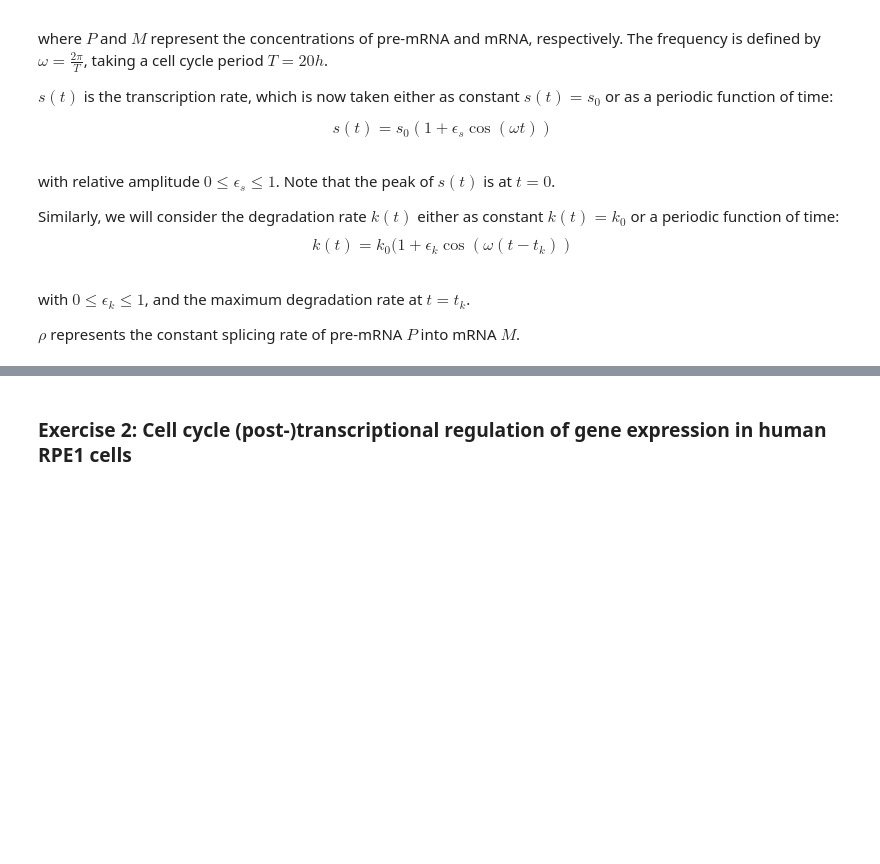
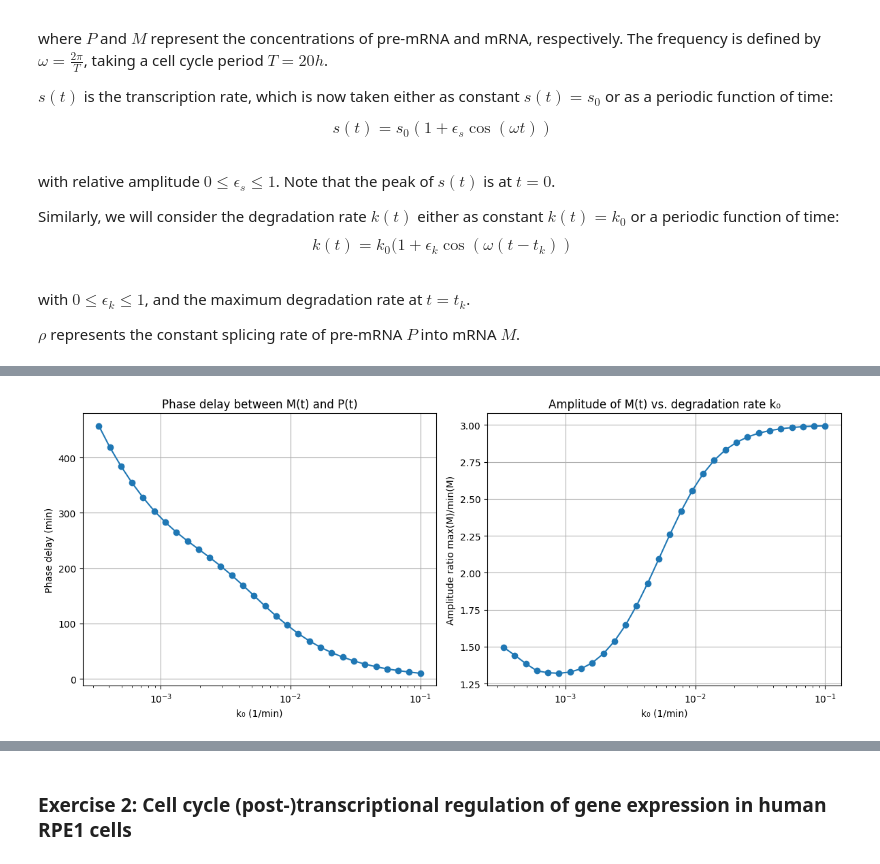
Before and after one commit to NicolasDugave/G2F-ex3, a Jupyter notebook: Exercise_Week10_11_B_Exercises.ipynb, the cells around one changed output, grey strips where cells are left out. Drawn from its saved outputs; the diff is of its cells as text; code cells hidden in the pictures; blank space fills up the shorter version.

```diff
--- a/Exercise_Week10_11_B_Exercises.ipynb
+++ b/Exercise_Week10_11_B_Exercises.ipynb
@@ -71,0 +153,72 @@ $\rho$ represents the constant splicing rate of pre-mRNA $P$ into mRNA $M$.
+# %%
+def get_peak_time(signal, time):
+    """Returns the time of the maximum in the last cycle."""
+    # take only the last full cycle
+    segment = signal[len(signal)//2:]
+    t_segment = time[len(time)//2:]
+    idx = np.argmax(segment)
+    return t_segment[idx]
+
+def amplitude_ratio(signal):
+    """Computes max/min amplitude ratio."""
+    n = len(signal)
+    start = int(n * 0.5)   # ignore initial transient
+
+    osc_region = signal[start:]
+
+    max_val = np.max(osc_region)
+    min_val = np.min(osc_region)
+
+    return max_val / min_val
+# %%
+k0_values = np.logspace(np.log10(1/10), np.log10(1/3000), 30)
+
+
+phase_delays = []
+amplitudes = []
+
+
+# ----------- Loop over different k0 --------------
+
+for k0 in k0_values:
+
+    sol = odeint(production_decay_ode,initial_conditions,time,args=(0.4,1200,5,0.5,k0,0,0))
+
+    P = sol[:,0]
+    M = sol[:,1]
+
+    # peak times
+    tP = get_peak_time(P, time)
+    tM = get_peak_time(M, time)
+
+    # phase delay
+    phase_delays.append(tM - tP)
+
+    # amplitude ratio of M
+    amplitudes.append(amplitude_ratio(M))
+
+
+plt.figure(figsize=(12,5))
+
+# Phase delay plot
+plt.subplot(1,2,1)
+plt.plot(k0_values, phase_delays, 'o-')
+plt.xscale('log')
+plt.xlabel("k₀ (1/min)")
+plt.ylabel("Phase delay (min)")
+plt.title("Phase delay between M(t) and P(t)")
+plt.grid(True)
+
+# Amplitude plot
+plt.subplot(1,2,2)
+plt.plot(k0_values, amplitudes, 'o-')
+plt.xscale('log')
+plt.xlabel("k₀ (1/min)")
+plt.ylabel("Amplitude ratio max(M)/min(M)")
+plt.title("Amplitude of M(t) vs. degradation rate k₀")
+plt.grid(True)
+
+plt.tight_layout()
+plt.show()
+# %% [output]
+[figure, added]
```
Also changed, not shown: parts of 9 cells of this notebook.
